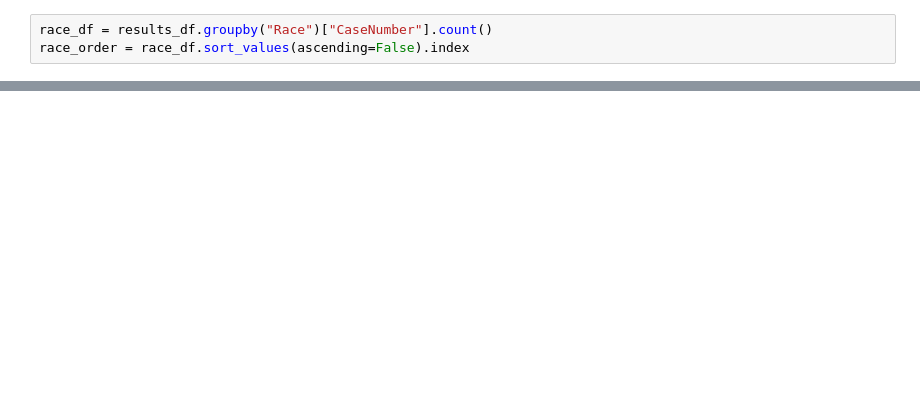
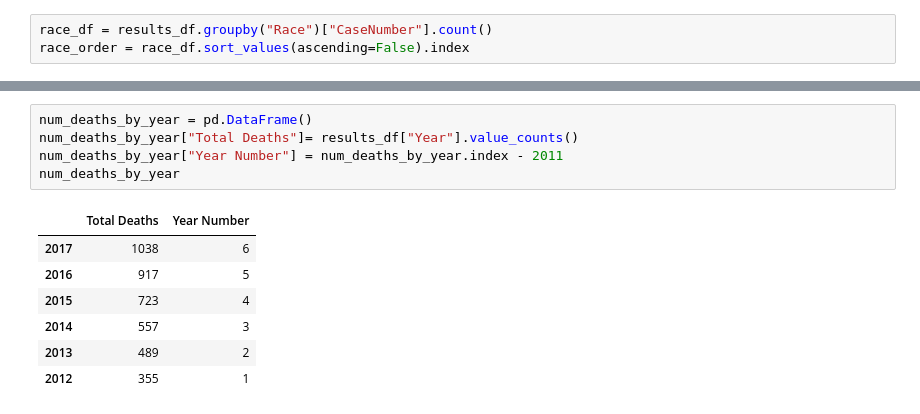
Before and after one commit to yayunl/DataViz-Project1, a Jupyter notebook: Code/sex_age_distribution.ipynb, the cells around one changed output, grey strips where cells are left out. Drawn from its saved outputs; the diff is of its cells as text; blank space fills up the shorter version.

```diff
--- a/Code/sex_age_distribution.ipynb
+++ b/Code/sex_age_distribution.ipynb
@@ -185,0 +177,13 @@ plt.show()
+# %%
+num_deaths_by_year = pd.DataFrame()
+num_deaths_by_year["Total Deaths"]= results_df["Year"].value_counts()
+num_deaths_by_year["Year Number"] = num_deaths_by_year.index - 2011
+num_deaths_by_year
+# %% [output]
+|  | Total Deaths | Year Number |
+| 2017 | 1038 | 6 |
+| 2016 | 917 | 5 |
+| 2015 | 723 | 4 |
+| 2014 | 557 | 3 |
+| 2013 | 489 | 2 |
+| 2012 | 355 | 1 |
```
Also changed, not shown: parts of 30 cells of this notebook, 2 other files.
